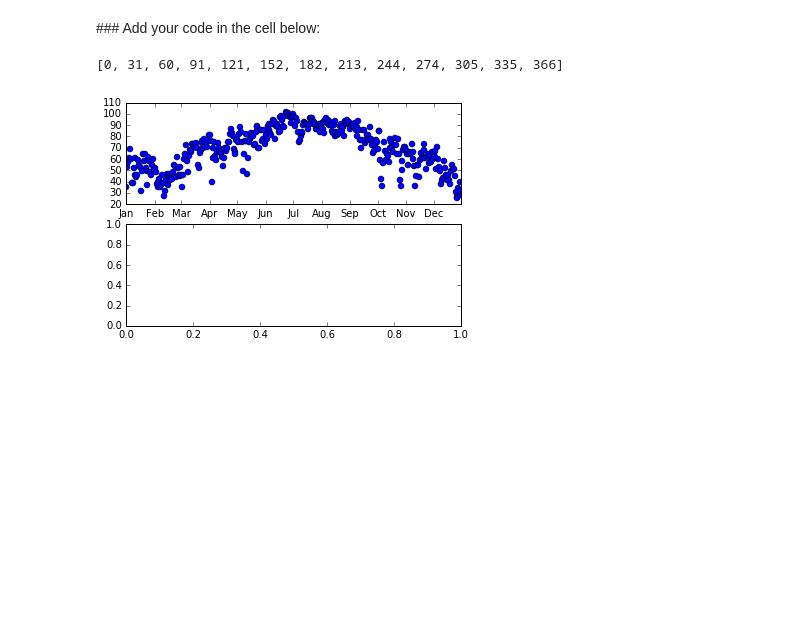
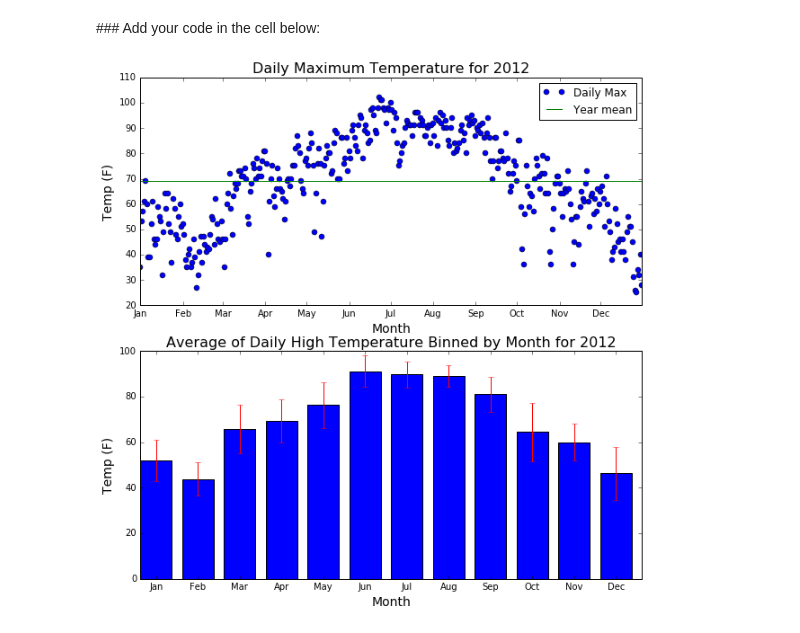
Before and after one commit to djzurawski/ClassMaterials, a Jupyter notebook: Week-02/Week 02 - Homework.ipynb, the cells around one changed output. Cells and saved outputs as stored; diff of their text form; code cells hidden in the pictures; blank space fills up the shorter version.

```diff
--- a/Week-02/Week 02 - Homework.ipynb
+++ b/Week-02/Week 02 - Homework.ipynb
@@ -91,6 +91,8 @@ For our bottom plot you will use the calculated monthly average of the daily max
 # %%
 m=0
 mnthMean = []
+mnthMin = []
+mnthMax = []
 mnthStd = []
 mnths = np.array([31,29,31, 30, 31, 30, 31, 31, 30, 31,30,31])  # Number of days in each month
 monthArr = [i for i in range(0,12)]
@@ -101,6 +103,8 @@ for i in monthArr:
     mnthMean.append(np.mean(monthDat))
     mnthStd.append(np.std(monthDat))
     m = m+mnths[i]
+    mnthMin.append(np.min(monthDat))
+    mnthMax.append(np.max(monthDat))
 
 print("DONE")
 # %% [output]
@@ -123,47 +127,54 @@ You want to create a plot that has two vertically stacked panels in it.
 <a id="hw_code">
 ### Add your code in the cell below:</a>
 # %%
-#rint(m)
-#rint(mnthMean)
-#rint(mnthStd)
-#int(mnths)
-#rint(monthArr)
-#print(data['tmax'])
+__author__ = "Daniel Zurawski"
+__email__ = "zurawski@colorado.edu"
 
+# Code from email
 lMnths=('Jan', 'Feb', 'Mar', 'Apr', 'May','Jun','Jul','Aug','Sep','Oct','Nov','Dec')     # x-axis labels
 numMonths = np.shape(mnthMean)[0]
 nMnths = np.arange(numMonths)
 
 from matplotlib import pyplot as plt
 from matplotlib.dates import MonthLocator, DateFormatter
 import math
 
 
+%matplotlib inline
+fig = plt.figure(figsize=(10,10))
 
-%matplotlib inline
-fig = plt.figure()
-ax1 = fig.add_subplot(2,1,1, xticklabels=lMnths) # 1 row, 2 cols, graphic 1
+ax1 = fig.add_subplot(2,1,1, xticklabels=lMnths)
+ax2 = fig.add_subplot(2,1,2, xticklabels=lMnths)
+ax1.set_title("Daily Maximum Temperature for 2012", fontsize=16)
+ax1.set_ylabel("Temp (F)", fontsize=14)
+ax1.set_xlabel("Month", fontsize=14)
+
+#could not get plot_date to work so I hacked the month labels
 major_ticks = []
 major_ticks.append(0)
-
 for i in range(0,12):
     value = major_ticks[i] + mnths[i]
-    #print(value)
     major_ticks.append(value)
-print(major_ticks)
+
+ax1.set_xticks(major_ticks)
 
 
-ax1.set_xticks(major_ticks)
-#ax1.xaxisset_xticks(mnths, lMnths)
+#scatter plot
+leg1 = ax1.plot([x for x in range(0, len(data['tmax']))], data['tmax'], 'o', label='Daily Max')
+#average daily temperature for full year
+leg2 = ax1.plot(range(0, len(data['tmax'])), [tmax_avg for x in range(0, len(data['tmax']))], label = "Year mean")
+ax1.legend()
+
+#bar graph
+ind = np.arange(12)
+width = 0.75
+ax2.bar(ind, mnthMean, width, yerr=mnthStd,  error_kw=dict(ecolor='red'))
+ax2.set_xticks(ind + 0.75/2) #line up labels with bars
+ax2.set_title("Average of Daily High Temperature Binned by Month for 2012", fontsize=16)
+ax2.set_ylabel("Temp (F)", fontsize=14)
+ax2.set_xlabel("Month", fontsize=14)
 
 
-
-
-ax2 = fig.add_subplot(2,1,2) # graphic 2
-
-ax1.plot([x for x in range(0, len(data['tmax']))], data['tmax'], 'o')
-
 fig.show()
 # %% [output]
-[0, 31, 60, 91, 121, 152, 182, 213, 244, 274, 305, 335, 366]
-[figure, old version]
+[figure, new version]
```
Also changed, not shown: 1 other file.
